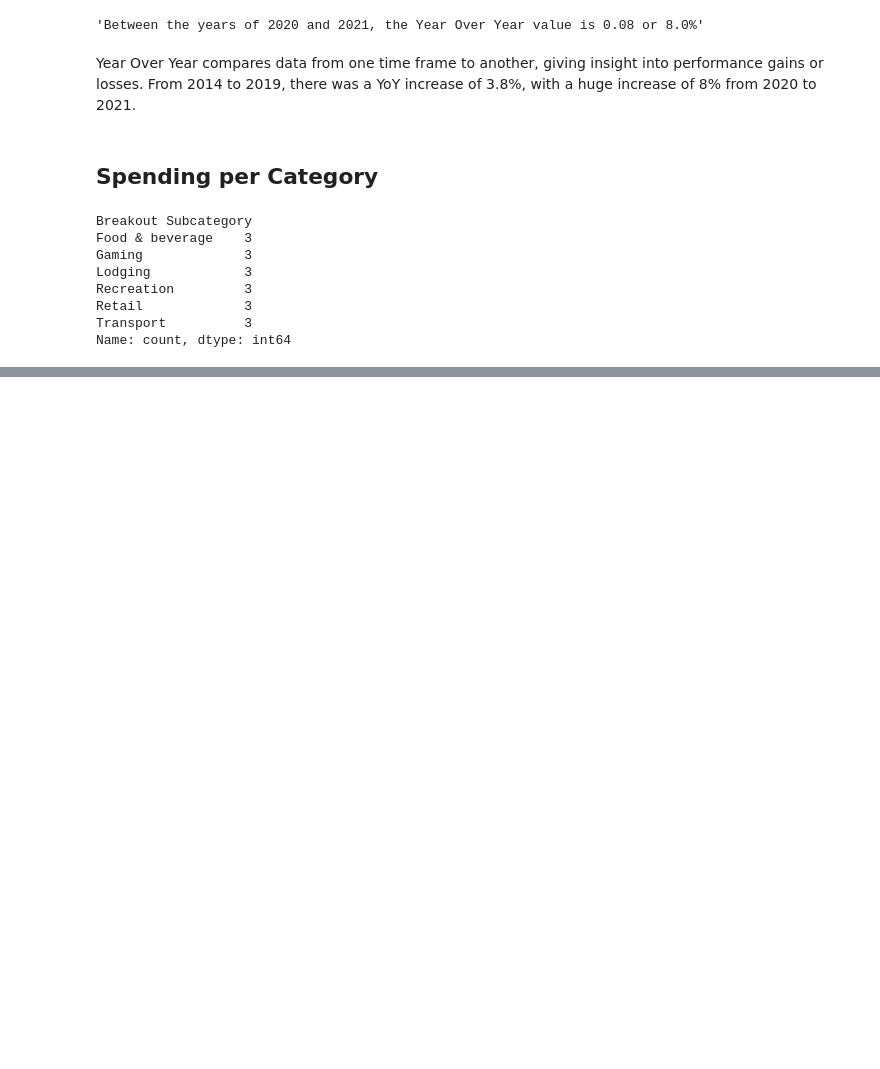
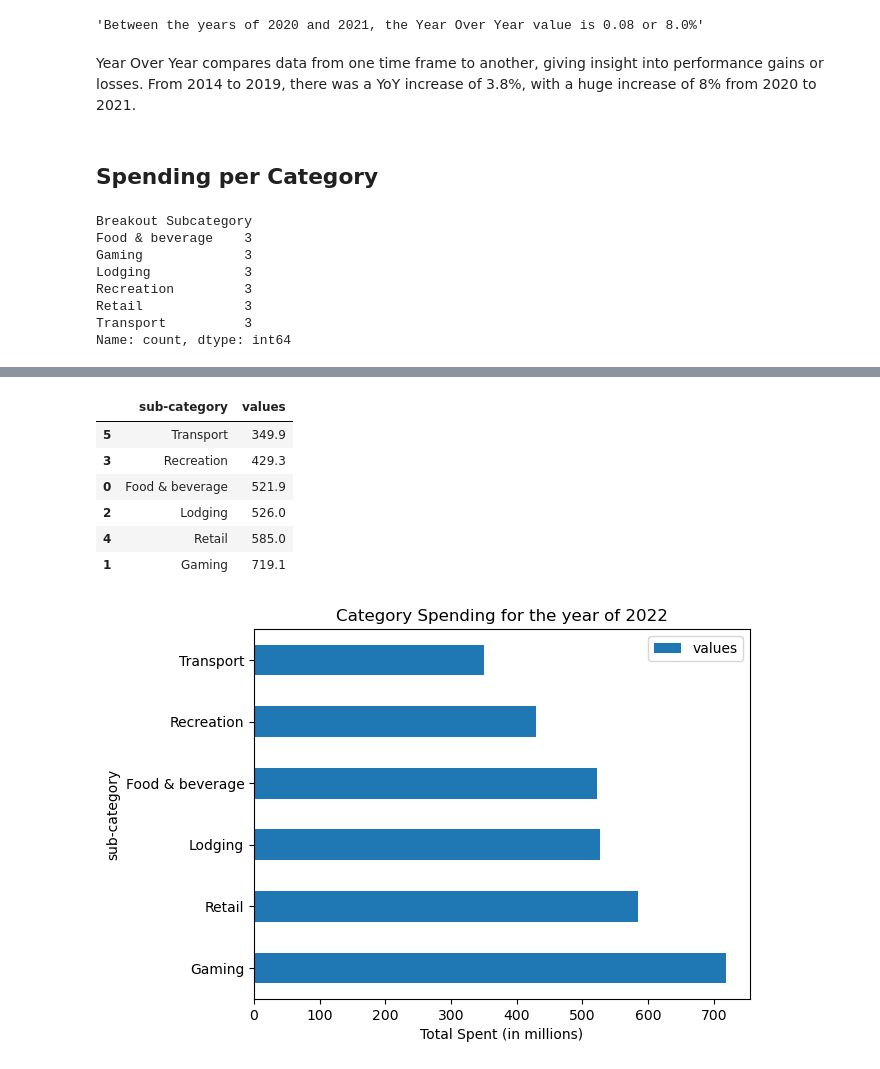
Before and after one commit to Djohnson1313/washoe_tourism_impact, a Jupyter notebook: washoe_tourism_impact_nb.ipynb, the cells around one changed output, grey strips where cells are left out. Cells and saved outputs as stored; diff of their text form; code cells hidden in the pictures; blank space fills up the shorter version.

```diff
--- a/washoe_tourism_impact_nb.ipynb
+++ b/washoe_tourism_impact_nb.ipynb
@@ -232,0 +298,11 @@ for ind, row in df.iterrows():
+# %%
+subcat_counter(2022, df)
+# %% [output]
+|  | sub-category | values |
+| 5 | Transport | 349.9 |
+| 3 | Recreation | 429.3 |
+| 0 | Food & beverage | 521.9 |
+| 2 | Lodging | 526.0 |
+| 4 | Retail | 585.0 |
+| 1 | Gaming | 719.1 |
+[figure, added]
```
Also changed, not shown: parts of 6 cells of this notebook.
